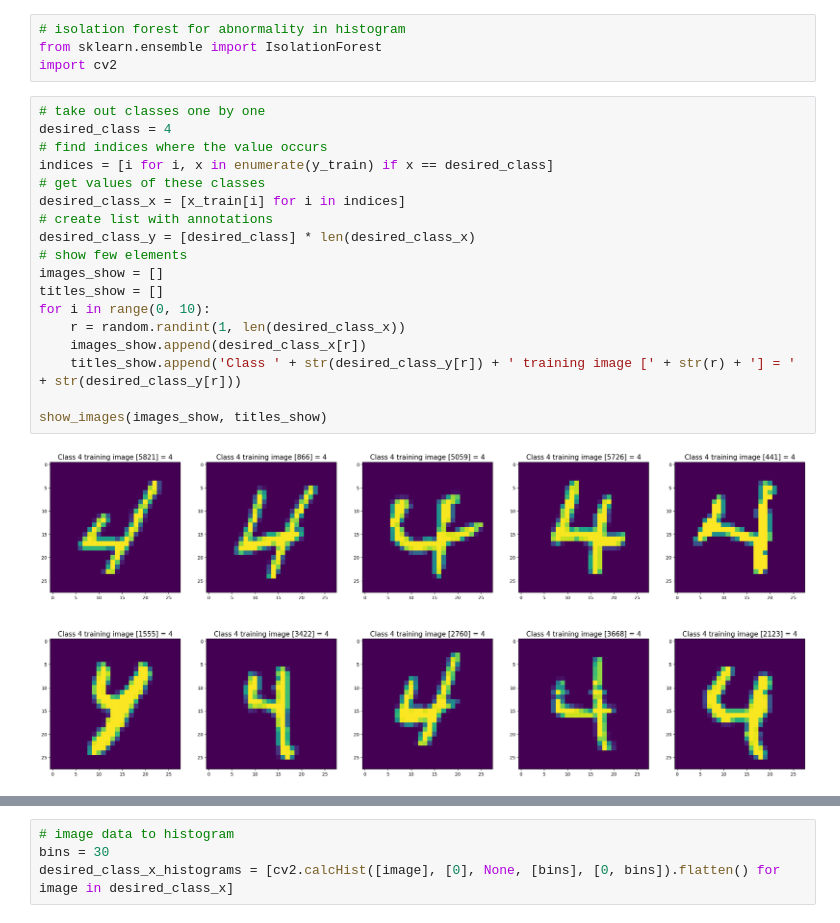
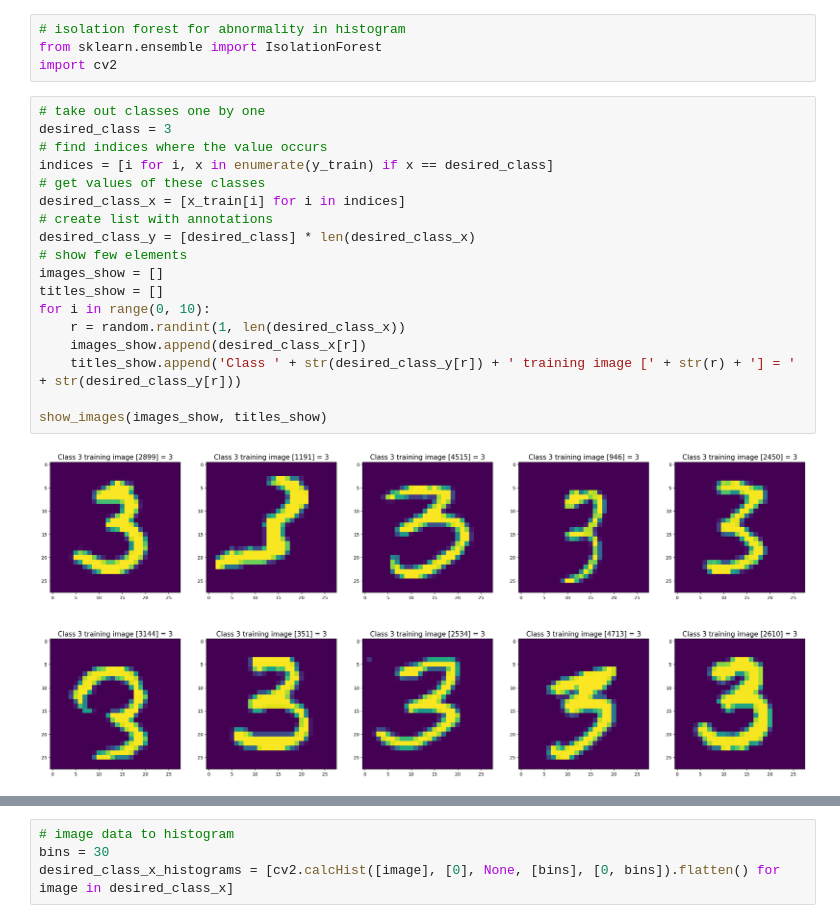
Before and after one commit to rytisss/StatisticalImageAnalysis, a Jupyter notebook: MNIST.ipynb, the cells around one changed output, grey strips where cells are left out. Saved outputs shown, nothing was run; the diff lists cells and outputs as text.

```diff
--- a/MNIST.ipynb
+++ b/MNIST.ipynb
@@ -150,24 +150,24 @@ from sklearn.ensemble import IsolationForest
 import cv2
 # %%
 # take out classes one by one
-desired_class = 4
+desired_class = 3
 # find indices where the value occurs
 indices = [i for i, x in enumerate(y_train) if x == desired_class]
 # get values of these classes
 desired_class_x = [x_train[i] for i in indices]
 # create list with annotations
 desired_class_y = [desired_class] * len(desired_class_x)
 # show few elements
 images_show = []
 titles_show = []
 for i in range(0, 10):
     r = random.randint(1, len(desired_class_x))
     images_show.append(desired_class_x[r])
     titles_show.append('Class ' + str(desired_class_y[r]) + ' training image [' + str(r) + '] = ' + str(desired_class_y[r]))
 
 show_images(images_show, titles_show)
 # %% [output]
-[figure, old version]
+[figure, new version]
 # %%
 # randomly select defined number of image and introduce noise in the digits
 noisy_image_count = 5
```
Also changed, not shown: parts of 6 cells of this notebook.
